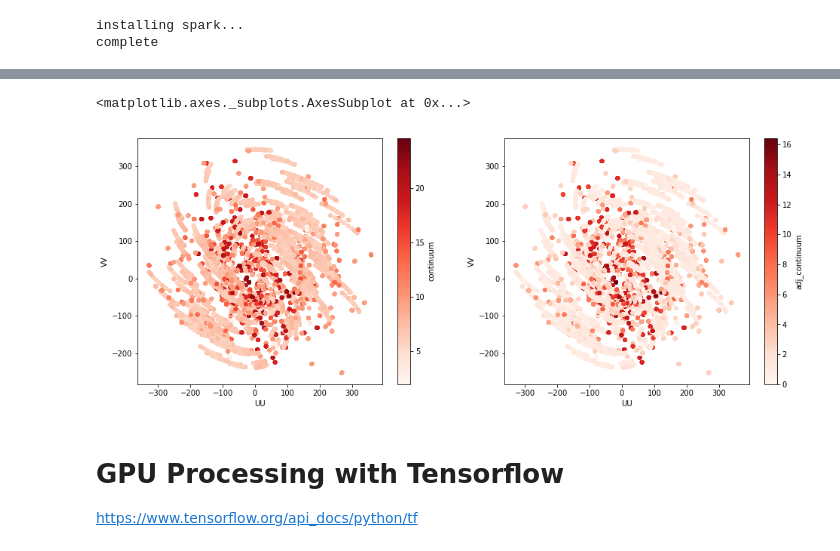
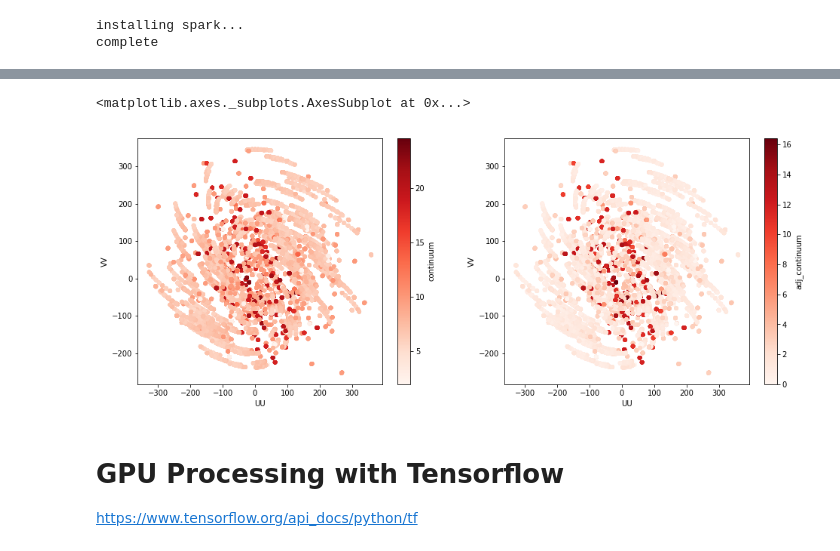
Before and after one commit to ryanraba/casa6, a Jupyter notebook: casa7experiments.ipynb, the cells around one changed output, grey strips where cells are left out. Saved outputs shown, nothing was run; the diff lists cells and outputs as text; code cells hidden in the pictures.

```diff
--- a/casa7experiments.ipynb
+++ b/casa7experiments.ipynb
@@ -146,20 +148,20 @@ pdf = pd.read_hdf(prefix+'.h5', key='mdf')
 # 6. return U,V,Mag for display
 # note that variables ending in df are dataframes, otherwise they are numpy arrays
 
-# retrieve the visibility data columns
-d0 = pdf.columns.values[pdf.columns.str.startswith('DATA0_')]
-d1 = pdf.columns.values[pdf.columns.str.startswith('DATA1_')]
+# retrieve the visibility and flag columns
+f0 = list(pdf.columns.values[pdf.columns.str.startswith('FLAG0_')])
+f1 = list(pdf.columns.values[pdf.columns.str.startswith('FLAG1_')])
+d0 = list(pdf.columns.values[pdf.columns.str.startswith('DATA0_')])
+d1 = list(pdf.columns.values[pdf.columns.str.startswith('DATA1_')])
 
-# 1. apply flags (the flags need to be decoded from a string first)
-flags0 = np.apply_along_axis(lambda row: np.frombuffer(b64d(row[0].encode()), dtype=np.bool), 1, pdf['FLAG0'].values.reshape(-1,1))
-flags1 = np.apply_along_axis(lambda row: np.frombuffer(b64d(row[0].encode()), dtype=np.bool), 1, pdf['FLAG1'].values.reshape(-1,1))
-vis0 = np.ma.masked_array(pdf[d0].values, flags0)
-vis1 = np.ma.masked_array(pdf[d0].values, flags1)
+# 1. apply flags (sets flagged data cells to nan)
+pdf[d0] = pdf[d0].mask(pdf[f0].values)
+pdf[d1] = pdf[d1].mask(pdf[f1].values)
 
 # 2. average cross products
-vis = (vis0 + vis1)/2
+vis = (pdf[d0].values + pdf[d1].values)/2
 chans = [str(ii) for ii in range(vis.shape[1])]
-pdf = pdf.join(pd.DataFrame(vis, columns=chans)).drop(columns=list(d0)+list(d1))
+pdf = pdf.join(pd.DataFrame(vis, columns=chans)).drop(columns=f0+f1+d0+d1)
 
 # 3. find the mean magnitude of each channel over time per antenna baseline
 pdf[chans] = pdf[chans].abs()
@@ -185,6 +187,4 @@ from matplotlib import cm
 fig, axes = plt.subplots(1,2, figsize=(16,6))
 pdf.plot(x='UU', y='VV', c='continuum', kind='scatter', cmap=cm.get_cmap('Reds'), ax=axes[0], )
 pdf.plot(x='UU', y='VV', c='adj_continuum', kind='scatter', cmap=cm.get_cmap('Reds'), ax=axes[1])
-
-del pdf, vis, adjusted_vis, vis0, vis1, flags0, flags1, base_mean
 # %% [output]
@@ -263,15 +264,13 @@ sdf = spark.read.parquet(prefix+'.parquet')
 
 def flag_and_mean(row):
   # 1. apply flags (the flags need to be decoded from a string first)
-  flags0 = np.apply_along_axis(lambda row: np.frombuffer(b64d(row[0].encode()), dtype=np.bool), 1, np.array(row['FLAG0']).reshape(-1,1))
-  flags1 = np.apply_along_axis(lambda row: np.frombuffer(b64d(row[0].encode()), dtype=np.bool), 1, np.array(row['FLAG1']).reshape(-1,1))
-  vis0 = np.ma.masked_array(row['DATA0R'] + 1j*np.array(row['DATA0I'], dtype=np.complex), flags0)
-  vis1 = np.ma.masked_array(row['DATA1R'] + 1j*np.array(row['DATA1I'], dtype=np.complex), flags0)
+  vis0 = np.ma.masked_array(row['DATA0R'] + 1j*np.array(row['DATA0I'], dtype=np.complex), row['FLAG0'])
+  vis1 = np.ma.masked_array(row['DATA1R'] + 1j*np.array(row['DATA1I'], dtype=np.complex), row['FLAG1'])
   # 2. average cross products
   vis = np.abs((vis0 + vis1)/2)
   # create a baseline key string from each antenna
   key = str(row['ANTENNA1']) + ' ' + str(row['ANTENNA2'])
-  value = [vis, row['UU'], row['VV']]
+  value = [vis.filled(np.nan), row['UU'], row['VV']]  # fill masked values with nan
   return (key, value) # RDD of key,value pairs
 
 flagged = sdf.rdd.map(lambda row: flag_and_mean(row))  # forms RDD of key (baseline), value ([vis, U, V]) pairs
@@ -282,12 +281,12 @@ def subtract_mean(row):
   bvis = np.array([row[1][ii][0] for ii in range(len(row[1]))]) # reshape from [samples][vis[chans],uu,vv] to vis[samples,chans]
   uu = np.array([row[1][ii][1] for ii in range(len(row[1]))])   # reshape to uu[samples]
   vv = np.array([row[1][ii][2] for ii in range(len(row[1]))])   # reshape to vv[samples]
-  bmean = np.mean(bvis,axis=0)
+  bmean = np.nanmean(bvis,axis=0) # flagged values are nans, so ignore them
   # 4. subtract that mean magnitude of each baseline channel from each time step
   adj_bvis = (bvis - bmean).clip(0)
   # 5. take the mean accross channels to get a continuum
-  cbvis = np.mean(bvis, axis=1)
-  adj_cbvis = np.mean(adj_bvis, axis=1)
+  cbvis = np.nanmean(bvis, axis=1)
+  adj_cbvis = np.nanmean(adj_bvis, axis=1)
   return np.array([cbvis, adj_cbvis, uu, vv]).transpose()
 
 adjusted_vis = baselines.map(lambda row: subtract_mean(row)).collect()
@@ -308,5 +307,5 @@ spark elapsed time (s):  66.38819193840027
 <matplotlib.axes._subplots.AxesSubplot at 0x...>
-[figure, old version]
+[figure, new version]
 # %% [markdown]
 # GPU Processing with Tensorflow
 https://www.tensorflow.org/api_docs/python/tf
```
Also changed, not shown: parts of 7 cells of this notebook.
